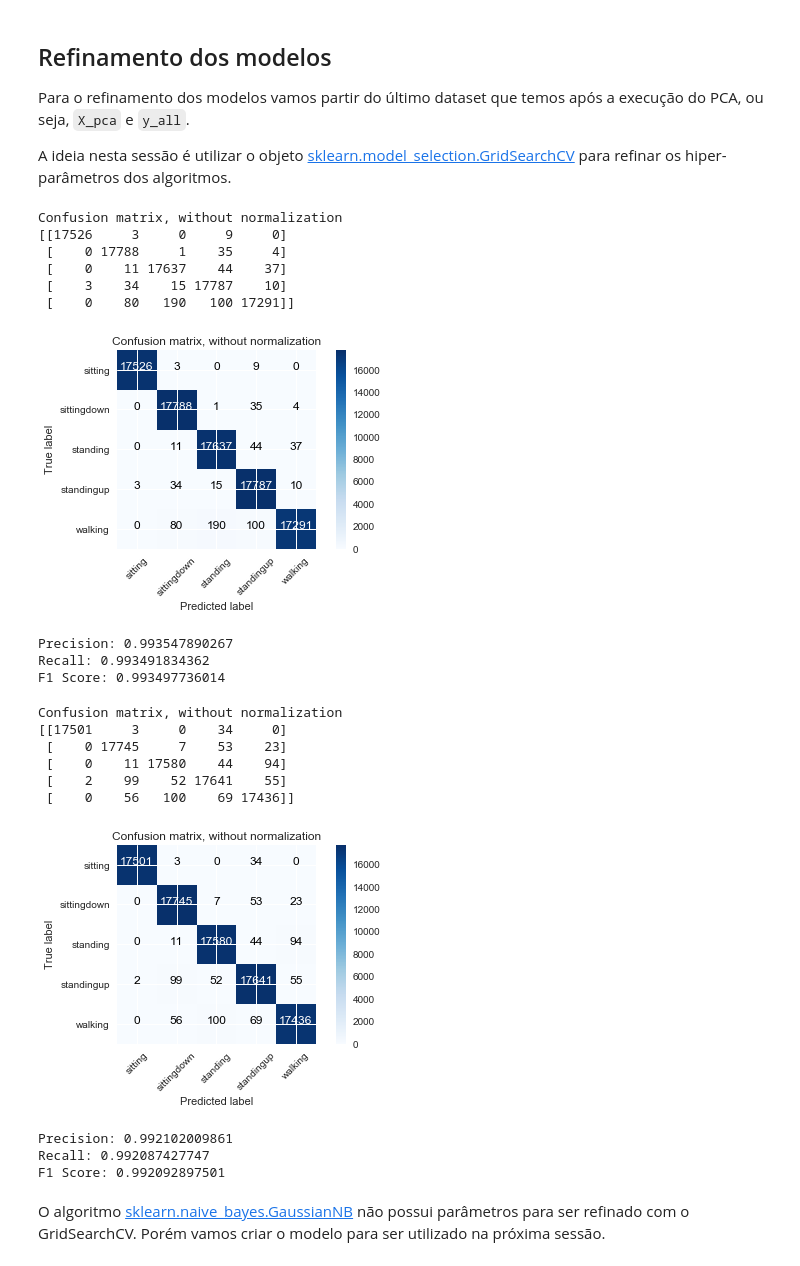
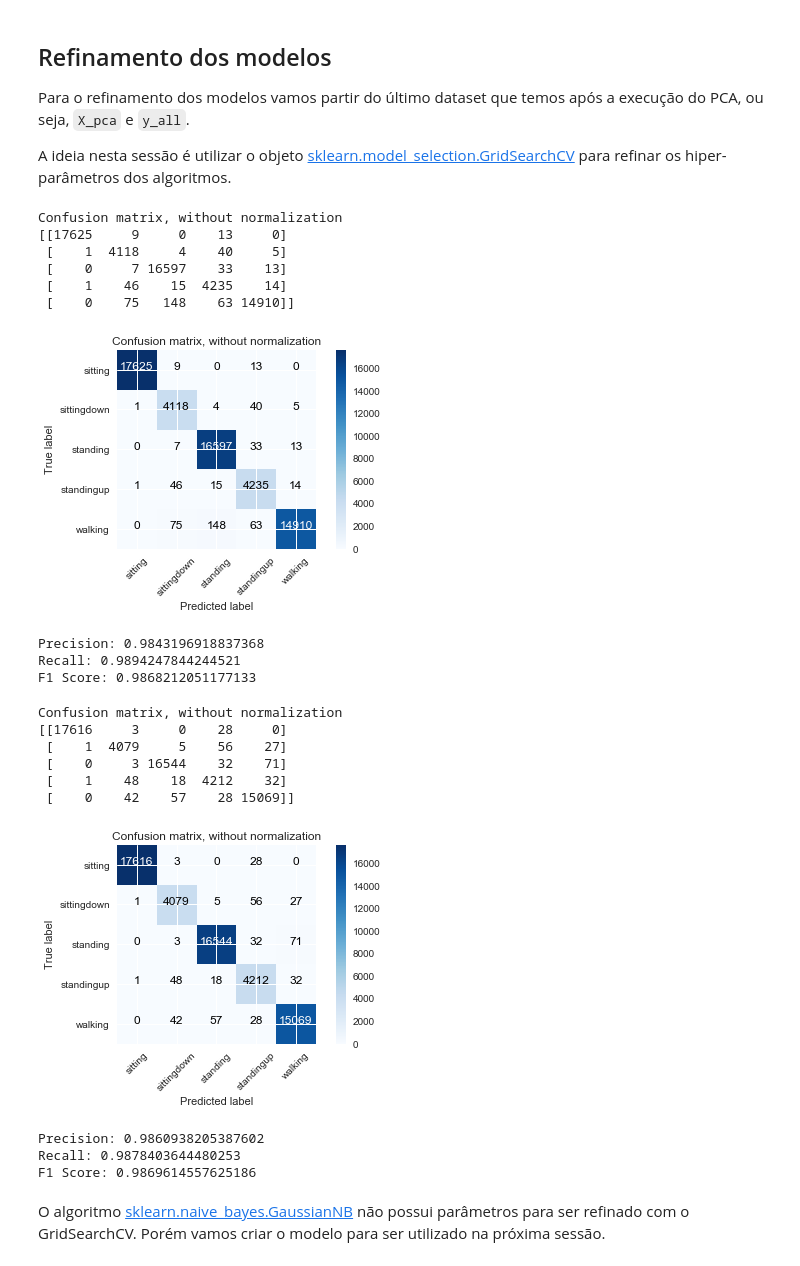
Before and after one commit to gleberb/mlnd, a Jupyter notebook: Projects/capstone/Final_Capstone.ipynb, the cells around one changed output. Drawn from its saved outputs; the diff is of its cells as text; code cells hidden in the pictures.

```diff
--- a/Projects/capstone/Final_Capstone.ipynb
+++ b/Projects/capstone/Final_Capstone.ipynb
@@ -390,7 +404,11 @@ plt.show()
 # %% [markdown]
 Como podemos ver pelo gráfico, mais de 99% da variância é explicada por 8 ou 9 componentes. Portanto criaremos um dataset com 8 componentes principais e rodaremos novamente os modelos.
 # %%
-pca = PCA(n_components = 8)
-principalComponents = pca.fit_transform(X_all_reduced)
-X_pca = pd.DataFrame(data=principalComponents,
-                    columns=['p1','p2','p3','p4', 'p5', 'p6', 'p7', 'p8'])
+pca = PCA(n_components = 10)
+pca.fit(X_train_reduced)
+principalComponentsTrain = pca.transform(X_train_reduced)
+principalComponentsTest = pca.transform(X_test_reduced)
+X_train_pca = pd.DataFrame(data=principalComponentsTrain,
+                    columns=['p1','p2','p3','p4','p5','p6','p7','p8','p9', 'p10'])
+X_test_pca = pd.DataFrame(data=principalComponentsTest,
+                    columns=['p1','p2','p3','p4','p5','p6','p7','p8','p9', 'p10'])
@@ -411,0 +415,2 @@ F1: 0.629830732113
+# %%
+run_all_models(X_train_pca, y_train, X_test_pca, y_test)
@@ -484,42 +502,42 @@ def plot_confusion_matrix(cm, classes,
     plt.xlabel('Predicted label')
 # %%
 # Quebrando o dataset em treino e teste
-from sklearn.model_selection import train_test_split
+#from sklearn.model_selection import train_test_split
 
-X_train, X_test, y_train, y_test = train_test_split(X_pca, y_all, test_size=0.35, random_state=1973)
+#X_train, X_test, y_train, y_test = train_test_split(X_pca, y_all, test_size=0.35, random_state=1973)
 # %%
 # Definindo os hiperparâmetros do KNeighborsClassifier
-parameters = {'n_neighbors':[3,5], 'p':[1,2], 'weights':['uniform', 'distance']}
-model_knn = refine_model(KNeighborsClassifier(), parameters, X_train, y_train, X_test, y_test)
+parameters = {'n_neighbors':[5, 6, 7, 8, 9], 'metric': ['minkowski', 'euclidean', 'manhattan'], 'weights': ['uniform', 'distance']}
+model_knn = refine_model(KNeighborsClassifier(), parameters, X_train_pca, y_train, X_test_pca, y_test)
 # %% [output]
 Confusion matrix, without normalization
-[[17526     3     0     9     0]
- [    0 17788     1    35     4]
- [    0    11 17637    44    37]
- [    3    34    15 17787    10]
- [    0    80   190   100 17291]]
+[[17625     9     0    13     0]
+ [    1  4118     4    40     5]
+ [    0     7 16597    33    13]
+ [    1    46    15  4235    14]
+ [    0    75   148    63 14910]]
-[figure, old version]
+[figure, new version]
-Precision: 0.993547890267
-Recall: 0.993491834362
-F1 Score: 0.993497736014
+Precision: 0.9843196918837368
+Recall: 0.9894247844244521
+F1 Score: 0.9868212051177133
 # %%
 # Definindo os parâmetros do RandomForestClassifier
 parameters = {"n_estimators" : [10,250]
             ,"min_samples_split" :[2,4,6]
             ,"min_samples_leaf": [3,5]
             ,"criterion": ('gini','entropy')}
-model_rf = refine_model(RandomForestClassifier(), parameters, X_train, y_train, X_test, y_test)
+model_rf = refine_model(RandomForestClassifier(), parameters, X_train_pca, y_train, X_test_pca, y_test)
 # %% [output]
 Confusion matrix, without normalization
-[[17501     3     0    34     0]
- [    0 17745     7    53    23]
- [    0    11 17580    44    94]
- [    2    99    52 17641    55]
- [    0    56   100    69 17436]]
+[[17616     3     0    28     0]
+ [    1  4079     5    56    27]
+ [    0     3 16544    32    71]
+ [    1    48    18  4212    32]
+ [    0    42    57    28 15069]]
-[figure, old version]
+[figure, new version]
-Precision: 0.992102009861
-Recall: 0.992087427747
-F1 Score: 0.992092897501
+Precision: 0.9860938205387602
+Recall: 0.9878403644480253
+F1 Score: 0.9869614557625186
 # %% [markdown]
 O algoritmo [sklearn.naive_bayes.GaussianNB](http://scikit-learn.org/stable/modules/generated/sklearn.naive_bayes.GaussianNB.html) não possui parâmetros para ser refinado com o GridSearchCV. Porém vamos criar o modelo para ser utilizado na próxima sessão.
 # %%
```
Also changed, not shown: parts of 14 cells of this notebook, 1 other file.
